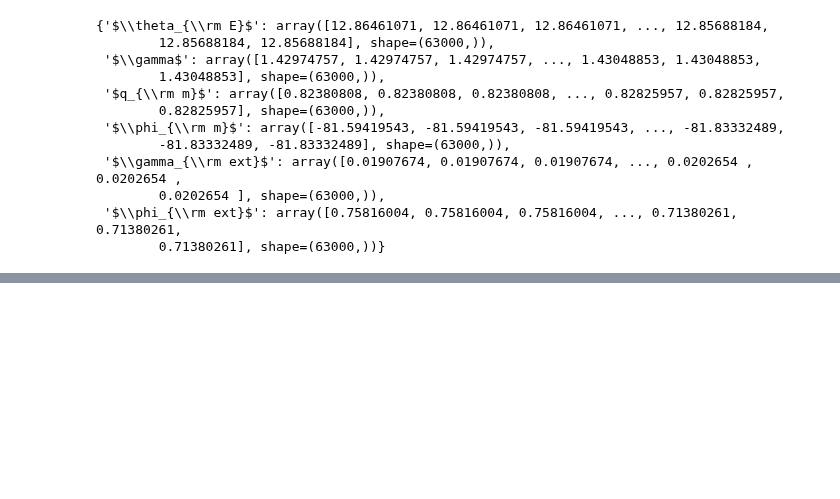
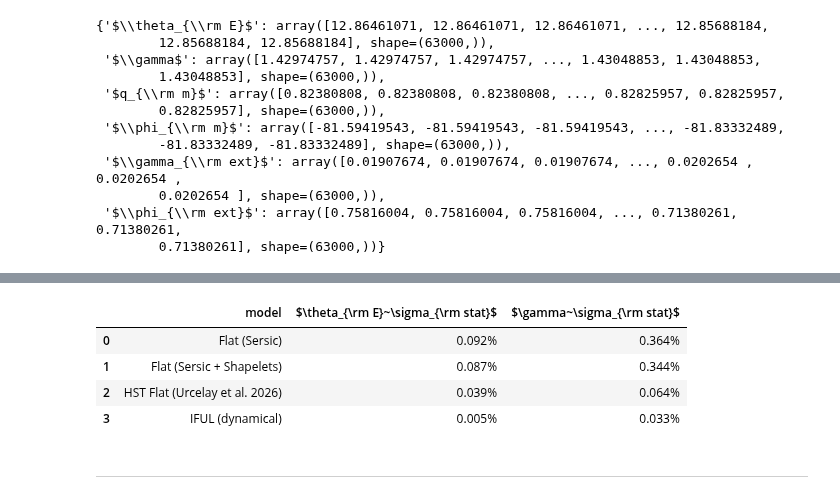
Before and after one commit to williyamshoe/iful, a Jupyter notebook: examples/s4c_compare_dist.ipynb, the cells around one changed output, grey strips where cells are left out. Saved outputs shown, nothing was run; the diff lists cells and outputs as text; code cells hidden in the pictures; blank space fills up the shorter version.

```diff
--- a/examples/s4c_compare_dist.ipynb
+++ b/examples/s4c_compare_dist.ipynb
@@ -55,0 +174,52 @@ iful_chains
+# %%
+import pandas as pd
+
+theta_name = r"$\theta_{\rm E}~\sigma_{\rm stat}$"
+gamma_name = r'$\gamma~\sigma_{\rm stat}$'
+
+data = {'model': [], theta_name: [], gamma_name: []}
+
+mean_val = np.mean(flat_chains['$\\theta_{\\rm E}$'])
+std_val = np.std(flat_chains['$\\theta_{\\rm E}$'])
+data[theta_name] += [f'{std_val/mean_val*100:.3f}%']
+
+mean_val = np.mean(flat_chains['$\\gamma$'])
+std_val = np.std(flat_chains['$\\gamma$'])
+data[gamma_name] += [f'{std_val/mean_val*100:.3f}%']
+
+mean_val = np.mean(shapelets_chains['$\\theta_{\\rm E}$'])
+std_val = np.std(shapelets_chains['$\\theta_{\\rm E}$'])
+data[theta_name] += [f'{std_val/mean_val*100:.3f}%']
+
+mean_val = np.mean(shapelets_chains['$\\gamma$'])
+std_val = np.std(shapelets_chains['$\\gamma$'])
+data[gamma_name] += [f'{std_val/mean_val*100:.3f}%']
+
+mean_val = 12.738
+std_val = 0.005
+data[theta_name] += [f'{std_val/mean_val*100:.3f}%']
+
+mean_val = 1.571
+std_val = 0.001
+data[gamma_name] += [f'{std_val/mean_val*100:.3f}%']
+
+mean_val = np.mean(iful_chains['$\\theta_{\\rm E}$'])
+std_val = np.std(iful_chains['$\\theta_{\\rm E}$'])
+data[theta_name] += [f'{std_val/mean_val*100:.3f}%']
+
+mean_val = np.mean(iful_chains['$\\gamma$'])
+std_val = np.std(iful_chains['$\\gamma$'])
+data[gamma_name] += [f'{std_val/mean_val*100:.3f}%']
+
+data['model'] = ['Flat (Sersic)', 'Flat (Sersic + Shapelets)', 'HST Flat (Urcelay et al. 2026)', 'IFUL (dynamical)',]
+
+df = pd.DataFrame(data)
+df
+# %% [output]
+|  | model | $\theta_{\rm E}~\sigma_{\rm stat}$ | $\gamma~\sigma_{\rm stat}$ |
+| 0 | Flat (Sersic) | 0.092% | 0.364% |
+| 1 | Flat (Sersic + Shapelets) | 0.087% | 0.344% |
+| 2 | HST Flat (Urcelay et al. 2026) | 0.039% | 0.064% |
+| 3 | IFUL (dynamical) | 0.005% | 0.033% |
+# %% [markdown]
+______
```
Also changed, not shown: parts of 10 cells of this notebook.
